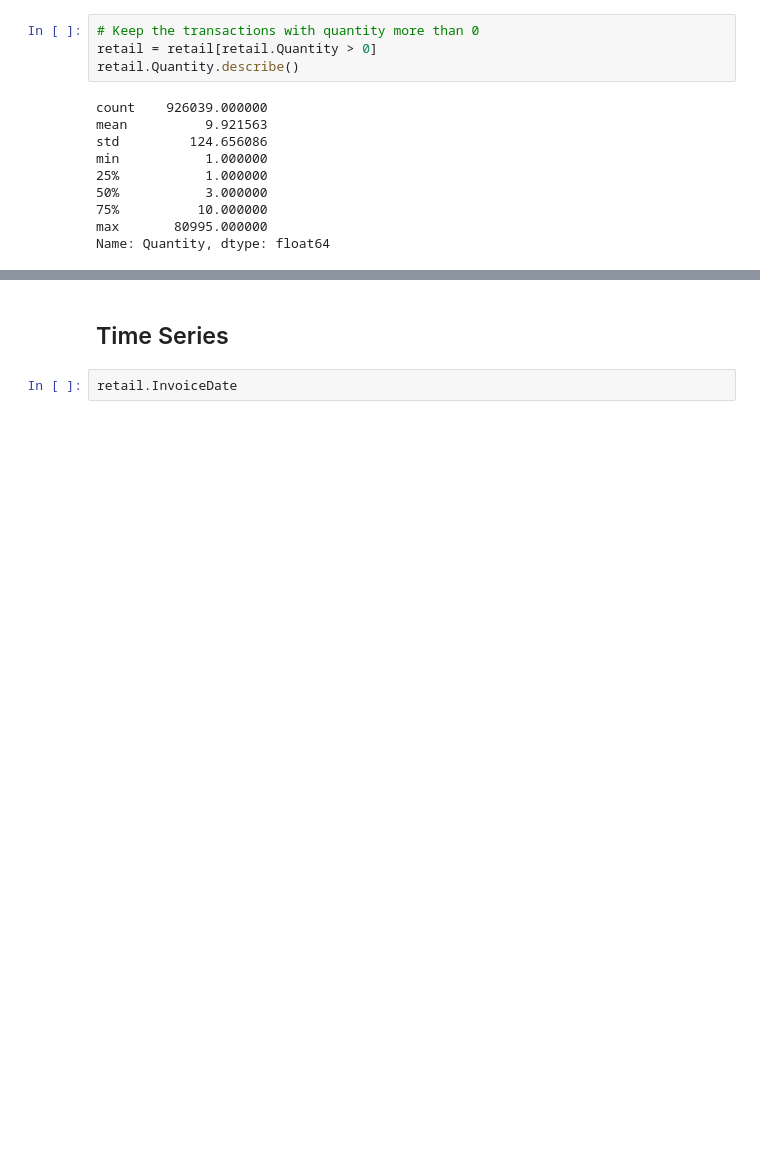
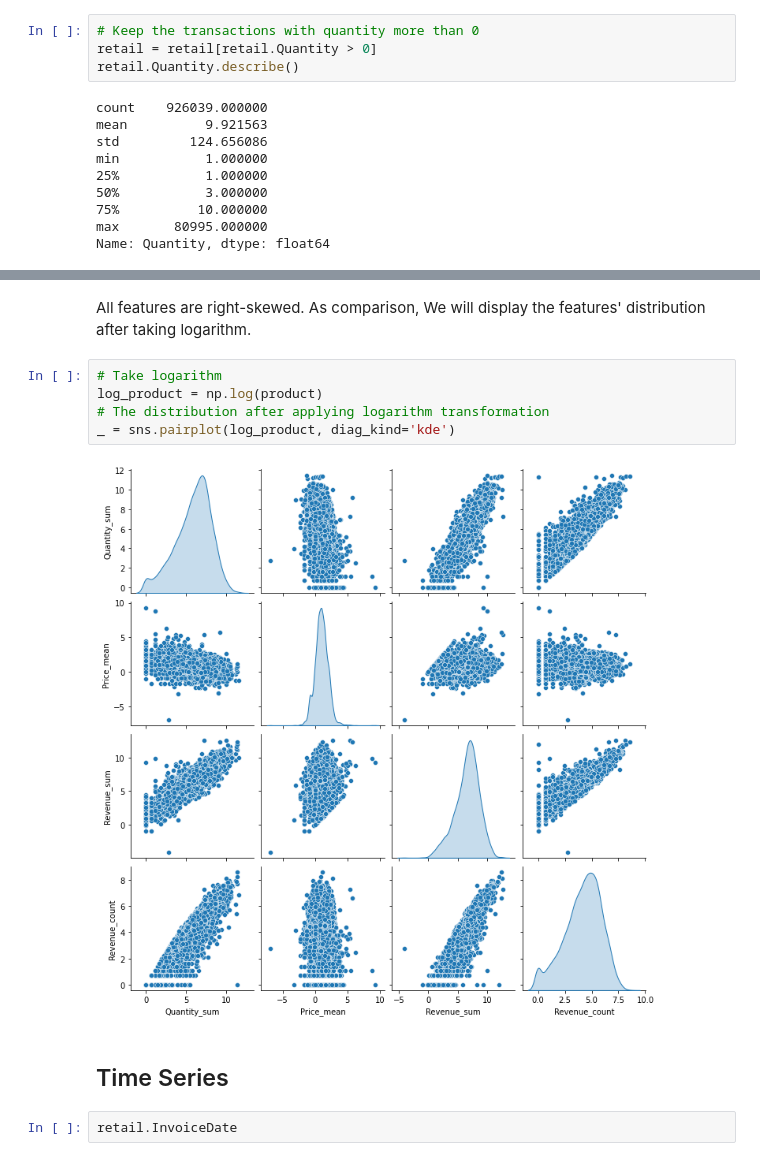
Before and after one commit to lasayin/Online-Retail-Business-Analysis-and-Customer-Segmentation, a Jupyter notebook: Data_Wrangling.ipynb, the cells around one changed output, grey strips where cells are left out. Saved outputs shown, nothing was run; the diff lists cells and outputs as text; blank space fills up the shorter version.

```diff
--- a/Data_Wrangling.ipynb
+++ b/Data_Wrangling.ipynb
@@ -295,3 +351,12 @@ Name: Quantity, dtype: float64
+# %% [markdown]
+All features are right-skewed. As comparison, We will display the features' distribution after taking logarithm.
+# %%
+# Take logarithm
+log_product = np.log(product)
+# The distribution after applying logarithm transformation
+_ = sns.pairplot(log_product, diag_kind='kde')
+# %% [output]
+[figure, added]
 # %% [markdown]
 ## Time Series
 # %%
```
Also changed, not shown: parts of 21 cells of this notebook.
